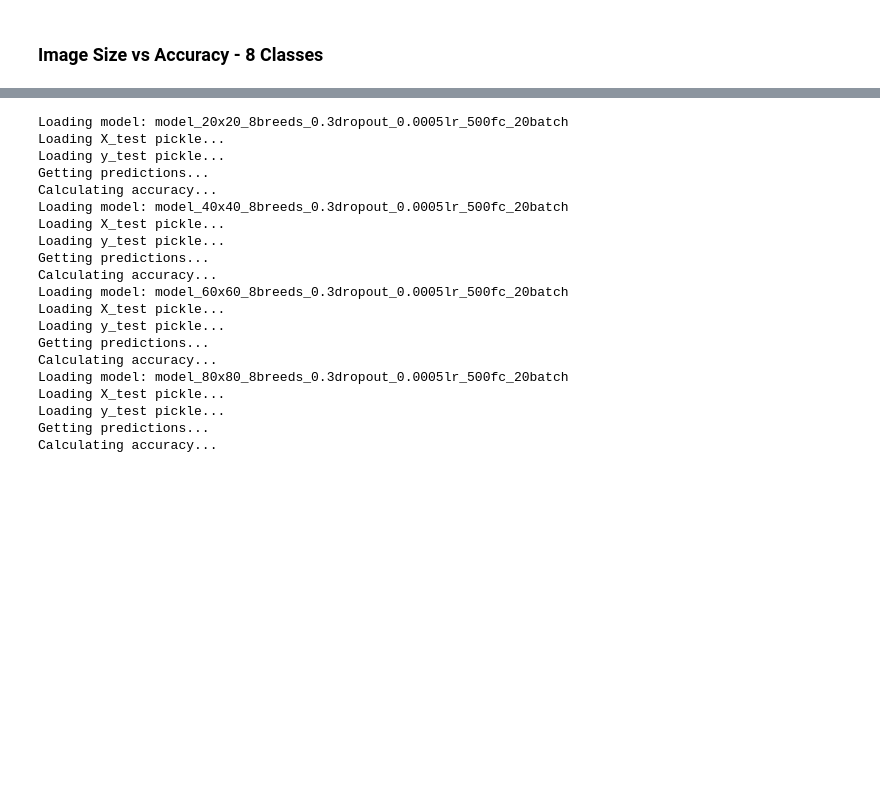
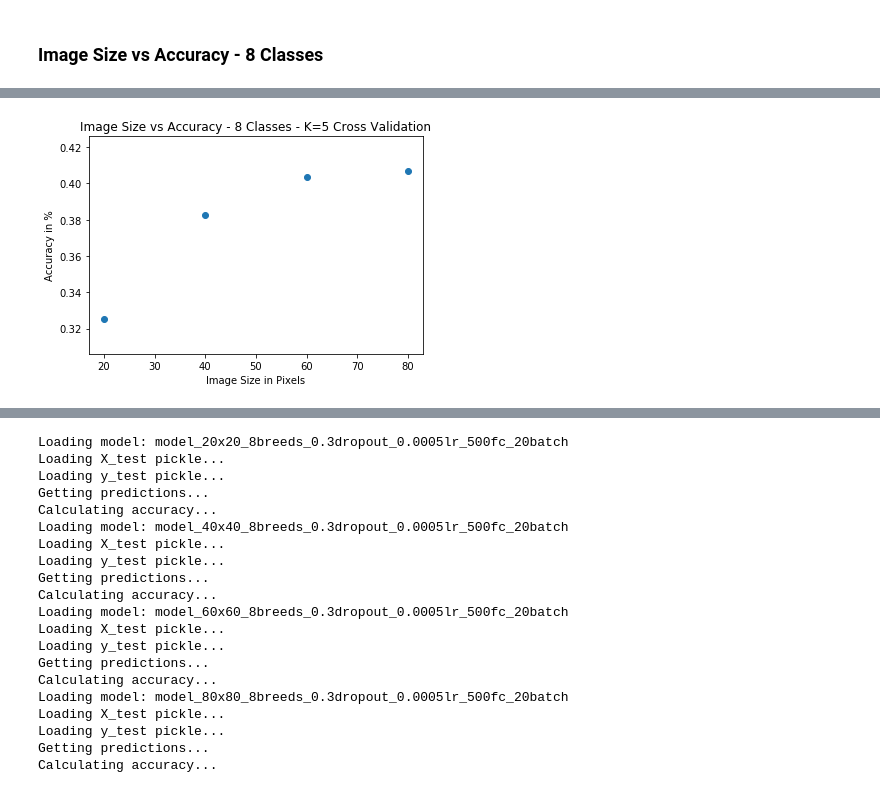
Before and after one commit to nschenone/COGS_118B_Final_Project, a Jupyter notebook: NN.ipynb, the cells around one changed output, grey strips where cells are left out. Saved outputs shown, nothing was run; the diff lists cells and outputs as text; code cells hidden in the pictures; blank space fills up the shorter version.

Commit message:
Added images

```diff
--- a/NN.ipynb
+++ b/NN.ipynb
@@ -139,13 +139,13 @@ def evaluate_model(model, X_train, y_train, X_test, y_test, labels_name):
         true_argmax.append(pred.argmax())
 
     accuracy = accuracy_score(true_argmax, pred_argmax)
-    conf_matrix = confusion_matrix(true_argmax, pred_argmax)
+#     conf_matrix = confusion_matrix(true_argmax, pred_argmax)
 
-    df = pd.DataFrame(conf_matrix)
-    df = df.T
-    df.columns = labels_name
-    df = df.T
-    df.columns = labels_name
+#     df = pd.DataFrame(conf_matrix)
+#     df = df.T
+#     df.columns = labels_name
+#     df = df.T
+#     df.columns = labels_name
 
     y_true = np.array(true_argmax)
     y_scores = np.array(pred_argmax)
@@ -154,7 +154,7 @@ def evaluate_model(model, X_train, y_train, X_test, y_test, labels_name):
 
     recall = recall_score(y_true, y_scores, average='weighted')
 
-    return accuracy, recall, precision , df
+    return accuracy, recall, precision #, df
 # %% [markdown]
 ### Hyperparameters
 # %%
@@ -289,0 +384,7 @@ Epoch 00005: val_loss improved from 1.80165 to 1.78992, saving model to models/m
+# %%
+plt.scatter(image_resizes, accuracies);
+plt.xlabel("Image Size in Pixels");
+plt.ylabel("Accuracy in %");
+plt.title(f"Image Size vs Accuracy - {Nber_of_breeds} Classes - K=5 Cross Validation");
+# %% [output]
+[figure, added]
```
Also changed, not shown: parts of 10 cells of this notebook, 5 other files.
